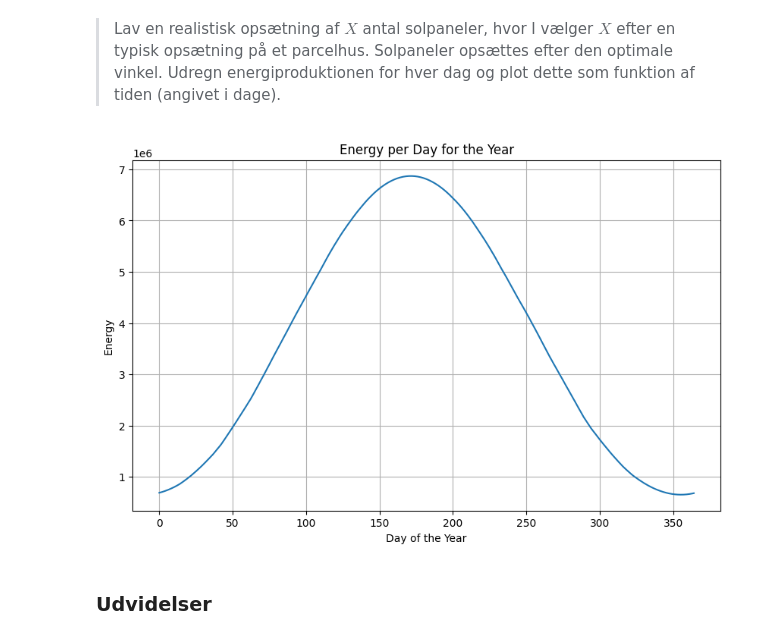
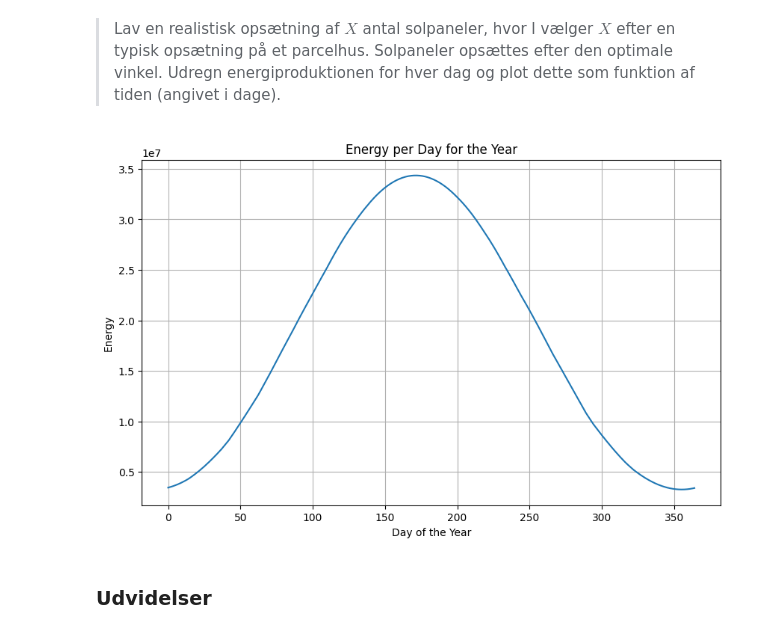
Before and after one commit to GabrielYassine/Solar-Panel-Optimizer, a Jupyter notebook: solpanel_projekt.ipynb, the cells around one changed output. Drawn from its saved outputs; the diff is of its cells as text; code cells hidden in the pictures.

```diff
--- a/solpanel_projekt.ipynb
+++ b/solpanel_projekt.ipynb
@@ -882,32 +882,34 @@ solpos = site.get_solarposition(times)
 # %%
 import numpy as np
 import matplotlib.pyplot as plt
+
+X = 5
 
 solpos = site.get_solarposition(times)
 x, y, z = solPos(np.array(solpos.zenith), np.array(solpos.azimuth))
 theta_s, phi_s = solVinkler(x, y, z)
 
 theta_s = np.deg2rad(theta_s)
 phi_s = np.deg2rad(phi_s)
 
 energi_day = []
 
 for i in range(0, len(theta_s), 24):
     theta_subset = theta_s[i:i+24]
     phi_subset = phi_s[i:i+24]
     flux_list = flux_calculator(0.5, 1100, Areal, theta_subset, phi_subset, np.deg2rad(0), np.deg2rad(180))
-    energi_day.append(calculate_energiproduktion(flux_list, 3600)[0])
+    energi_day.append(calculate_energiproduktion(flux_list, 3600)[0]*X)
 
 
 plt.figure(figsize=(10, 6))  # Create a new figure with a specific size (optional)
 plt.plot(energi_day)  # Plot the energy per day
 plt.title('Energy per Day for the Year')  # Set the title of the plot
 plt.xlabel('Day of the Year')  # Set the label for the x-axis
 plt.ylabel('Energy')  # Set the label for the y-axis
 plt.grid(True)  # Add a grid for easier visualization
 plt.show()  # Display the plot
 # %% [output]
-[figure, old version]
+[figure, new version]
 # %% [markdown]
 ### Udvidelser
 # %% [markdown]
```
